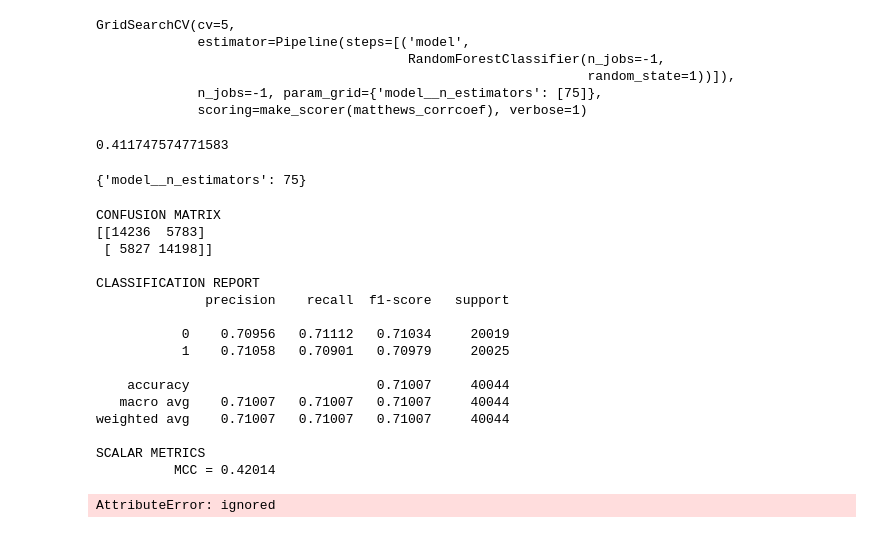
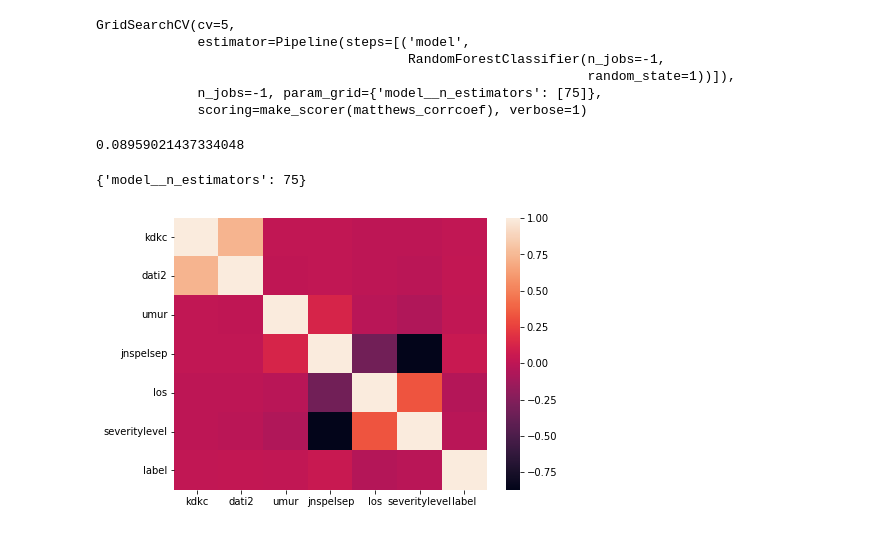
Before and after one commit to letaresaragih/Kelompok-1-Data-Mining-Project-Binary-Classification, a Jupyter notebook: code/Dami_RFC_DataUderstandingAndPrep.ipynb, the cells around one changed output. Cells and saved outputs as stored; diff of their text form; code cells hidden in the pictures.

Commit message:
Update Data Preparation

```diff
--- a/code/Dami_RFC_DataUderstandingAndPrep.ipynb
+++ b/code/Dami_RFC_DataUderstandingAndPrep.ipynb
@@ -9,5 +10,5 @@ import numpy as np
 # %%
-df = pd.read_csv("drive/MyDrive/dami/fraud_detection_train.csv")
+df = pd.read_csv("drive/MyDrive/DAMI/fraud_detection_train.csv")
 # %%
 # melihat ukuran data
 df.shape
@@ -165,7 +167,7 @@ GridSearchCV(cv=5,
 # %%
 grid_rf.best_score_
 # %% [output]
-0.411747574771583
+0.08959021437334048
 # %%
 grid_rf.best_params_
 # %% [output]
@@ -203,23 +205,15 @@ def classification_eval(estimator, X_test, y_test):
         print(format_str % ('AUROC', roc_auc_score(y_test, y_score)))
     print(format_str % ("Cohen's kappa", cohen_kappa_score(y_test, y_pred)))
     print(format_str % ('Accuracy', accuracy_score(y_test, y_pred)))
-# %%
-classification_eval(grid_rf, X_test, y_test)
-# %% [output]
-CONFUSION MATRIX
-[[14236  5783]
- [ 5827 14198]]
-
-CLASSIFICATION REPORT
-              precision    recall  f1-score   support
-
-           0    0.70956   0.71112   0.71034     20019
-           1    0.71058   0.70901   0.70979     20025
-
-    accuracy                        0.71007     40044
-   macro avg    0.71007   0.71007   0.71007     40044
-weighted avg    0.71007   0.71007   0.71007     40044
-
-SCALAR METRICS
-          MCC = 0.42014
-AttributeError: ignored
+# %%
+## Tampilkanla correlation heatmap
+import matplotlib.pyplot as plt
+import seaborn as sns
+
+atribut = ['kdkc', 'dati2',  'umur', 'jnspelsep', 'los', 'severitylevel', 'label']
+correlations = bpjs_data_final[atribut].corr()
+
+fig, ax = plt.subplots(figsize=(7,5))
+sns.heatmap(correlations, ax = ax);
+# %% [output]
+[figure, added]
```
Also changed, not shown: parts of 8 cells of this notebook.
